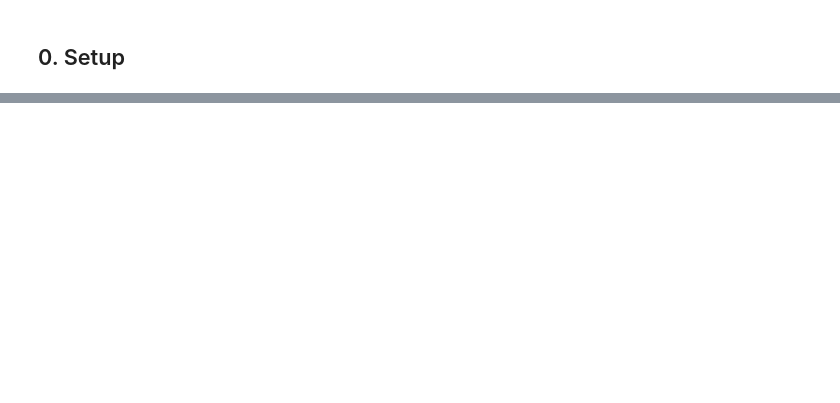
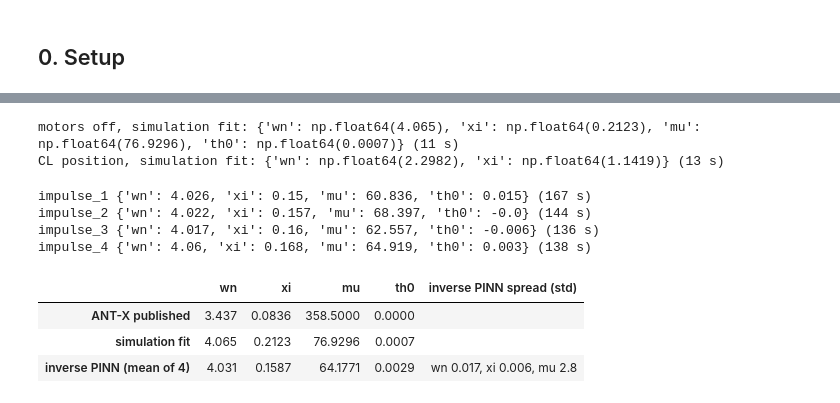
Before and after one commit to zakaria0aladem/antx-pinc, a Jupyter notebook: final_code/final_code.ipynb, the cells around one changed output, grey strips where cells are left out. Cells and saved outputs as stored; diff of their text form; code cells hidden in the pictures; blank space fills up the shorter version.

```diff
--- a/final_code/final_code.ipynb
+++ b/final_code/final_code.ipynb
@@ -566,0 +117,14 @@ friction {'kbar': np.float64(3.576), 'cbar': np.float64(0.361), 'Fc': np.float64
+# %%
+def accel_pitch(z, v, u, wn, xi, mu, th0):
+    # pitch acceleration: damping + spring back to th0 + motor push
+    return -2 * xi * wn * v - wn**2 * (z - th0) + mu * u
+
+
+def accel_cl(z, v, u, wn, xi):
+    # closed-loop position: the controller pulls x to the setpoint u, with damping
+    return wn**2 * (u - z) - 2 * xi * wn * v
+
+
+def accel_cart(z, v, u, kbar, cbar, Fc=0.0, thb=0.0):
+    # cart: pitch u pushes, drag cbar, rubbing force Fc, rig tilt thb
+    return -cbar * v - kbar * (u - thb) - Fc * np.tanh(v / 0.01)
@@ -566,0 +348,39 @@ friction {'kbar': np.float64(3.576), 'cbar': np.float64(0.361), 'Fc': np.float64
+# %%
+TRAIN_IMP, TEST_IMP = ['impulse_1', 'impulse_2', 'impulse_3', 'impulse_4'], ['impulse_5']
+TRAIN_POS, TEST_POS = ['position_1', 'position_3'], ['position_2']
+
+fit = train_sim_fit(pitch_model, TRAIN_IMP, IMPULSE,
+                    x0=dict(wn=4.0, xi=0.2, mu=80, th0=0), lo=[0.5, 0, 0, -0.3], hi=[20, 2, 2000, 0.3])
+P_IMP = fit['constants']
+print('motors off, simulation fit:', {k: round(x, 4) for k, x in P_IMP.items()}, f"({fit['secs']:.0f} s)")
+
+fit = train_sim_fit(cl_model, TRAIN_POS, POSITION, x0=dict(wn=2.3, xi=1.1), lo=[0.5, 0], hi=[60, 3])
+P_POS = fit['constants']
+print('CL position, simulation fit:', {k: round(x, 4) for k, x in P_POS.items()}, f"({fit['secs']:.0f} s)")
+# %% [output]
+motors off, simulation fit: {'wn': np.float64(4.065), 'xi': np.float64(0.2123), 'mu': np.float64(76.9296), 'th0': np.float64(0.0007)} (11 s)
+CL position, simulation fit: {'wn': np.float64(2.2982), 'xi': np.float64(1.1419)} (13 s)
+# %%
+INV = {}
+for n in TRAIN_IMP:
+    f = pd.read_csv(f'{DATA}clean/1dof/{n}.csv')            # full 250 Hz flight
+    start = time.perf_counter()
+    INV[n] = train_inverse_pinn(f)
+    print(n, {k: round(x, 3) for k, x in INV[n]['constants'].items()}, f'({time.perf_counter() - start:.0f} s)')
+
+P_INV = {k: np.mean([r['constants'][k] for r in INV.values()]) for k in ['wn', 'xi', 'mu', 'th0']}
+ANTX = dict(wn=3.437, xi=0.0836, mu=358.5, th0=0.0)
+
+table = pd.DataFrame({'ANT-X published': ANTX, 'simulation fit': P_IMP, 'inverse PINN (mean of 4)': P_INV}).T
+spread = {k: np.std([r['constants'][k] for r in INV.values()]) for k in ['wn', 'xi', 'mu']}
+table['inverse PINN spread (std)'] = ['', '', f"wn {spread['wn']:.3f}, xi {spread['xi']:.3f}, mu {spread['mu']:.1f}"]
+table.round(4)
+# %% [output]
+impulse_1 {'wn': 4.026, 'xi': 0.15, 'mu': 60.836, 'th0': 0.015} (167 s)
+impulse_2 {'wn': 4.022, 'xi': 0.157, 'mu': 68.397, 'th0': -0.0} (144 s)
+impulse_3 {'wn': 4.017, 'xi': 0.16, 'mu': 62.557, 'th0': -0.006} (136 s)
+impulse_4 {'wn': 4.06, 'xi': 0.168, 'mu': 64.919, 'th0': 0.003} (138 s)
+|  | wn | xi | mu | th0 | inverse PINN spread (std) |
+| ANT-X published | 3.437 | 0.0836 | 358.5000 | 0.0000 |  |
+| simulation fit | 4.065 | 0.2123 | 76.9296 | 0.0007 |  |
+| inverse PINN (mean of 4) | 4.031 | 0.1587 | 64.1771 | 0.0029 | wn 0.017, xi 0.006, mu 2.8 |
```
Also changed, not shown: parts of 52 cells of this notebook, 1 other file.
